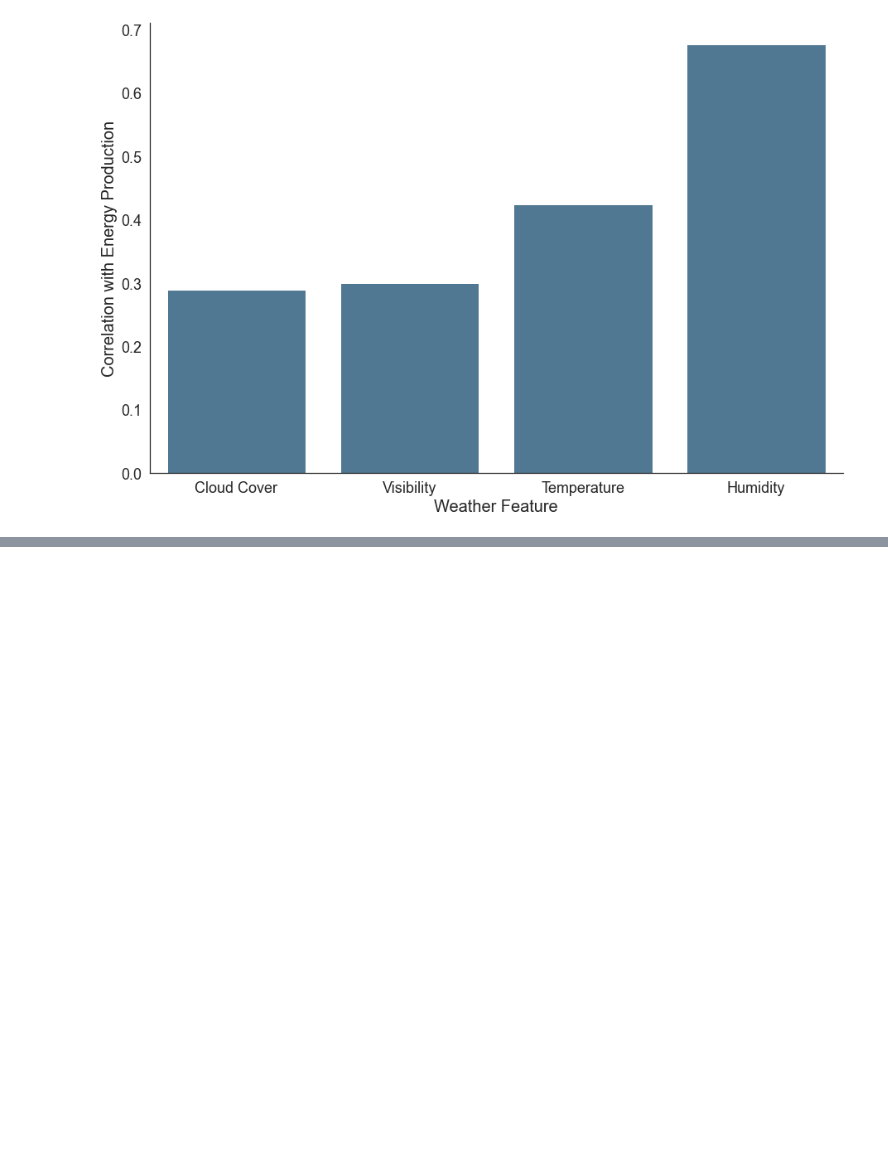
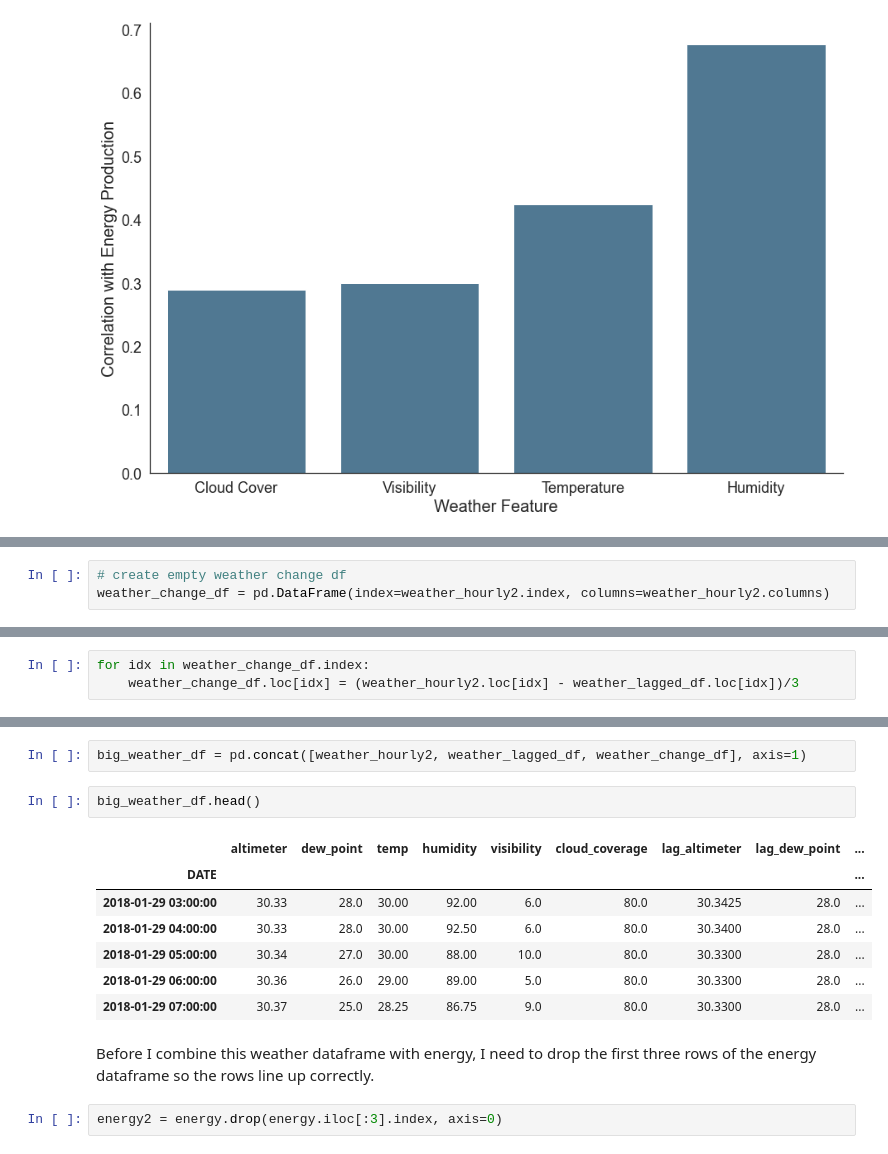
Before and after one commit to mattcarr17/solar_energy_prediction, a Jupyter notebook: notebooks/exploratory/07_models.ipynb, the cells around one changed output, grey strips where cells are left out. Drawn from its saved outputs; the diff is of its cells as text; blank space fills up the shorter version.

```diff
--- a/notebooks/exploratory/07_models.ipynb
+++ b/notebooks/exploratory/07_models.ipynb
@@ -534,0 +641,3 @@ sns.despine()
+# %%
+# create empty weather change df
+weather_change_df = pd.DataFrame(index=weather_hourly2.index, columns=weather_hourly2.columns)
@@ -534,0 +646,3 @@ sns.despine()
+# %%
+for idx in weather_change_df.index:
+    weather_change_df.loc[idx] = (weather_hourly2.loc[idx] - weather_lagged_df.loc[idx])/3
@@ -534,0 +665,16 @@ sns.despine()
+# %%
+big_weather_df = pd.concat([weather_hourly2, weather_lagged_df, weather_change_df], axis=1)
+# %%
+big_weather_df.head()
+# %% [output]
+|  | altimeter | dew_point | temp | humidity | visibility | cloud_coverage | lag_altimeter | lag_dew_point | ... |
+| DATE |  |  |  |  |  |  |  |  | ... |
+| 2018-01-29 03:00:00 | 30.33 | 28.0 | 30.00 | 92.00 | 6.0 | 80.0 | 30.3425 | 28.0 | ... |
+| 2018-01-29 04:00:00 | 30.33 | 28.0 | 30.00 | 92.50 | 6.0 | 80.0 | 30.3400 | 28.0 | ... |
+| 2018-01-29 05:00:00 | 30.34 | 27.0 | 30.00 | 88.00 | 10.0 | 80.0 | 30.3300 | 28.0 | ... |
+| 2018-01-29 06:00:00 | 30.36 | 26.0 | 29.00 | 89.00 | 5.0 | 80.0 | 30.3300 | 28.0 | ... |
+| 2018-01-29 07:00:00 | 30.37 | 25.0 | 28.25 | 86.75 | 9.0 | 80.0 | 30.3300 | 28.0 | ... |
+# %% [markdown]
+Before I combine this weather dataframe with energy, I need to drop the first three rows of the energy dataframe so the rows line up correctly.
+# %%
+energy2 = energy.drop(energy.iloc[:3].index, axis=0)
```
Also changed, not shown: parts of 60 cells of this notebook, 3 other files.
